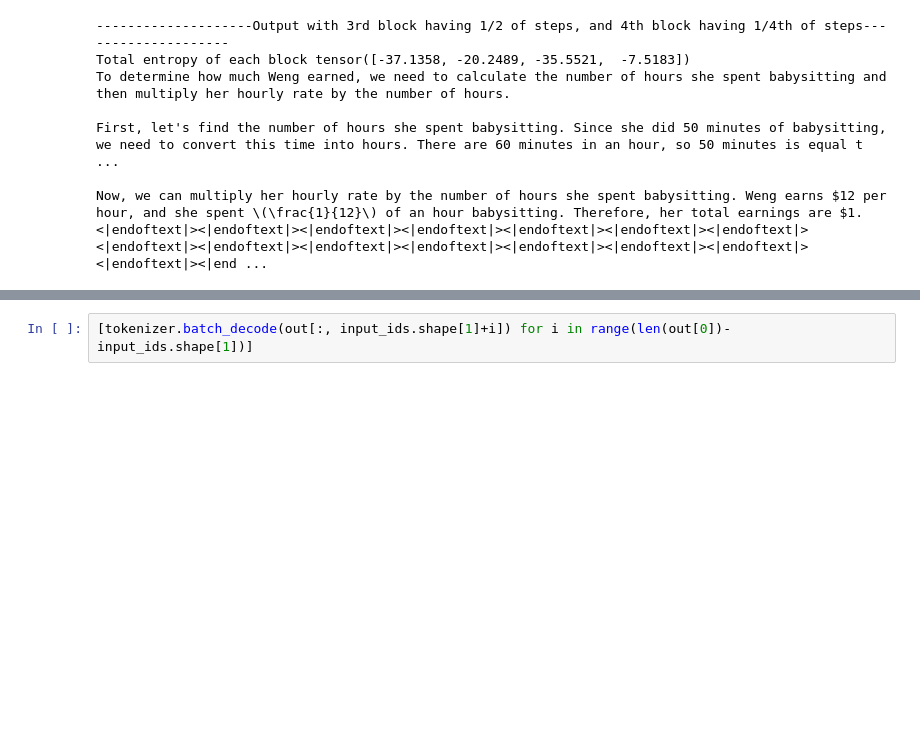
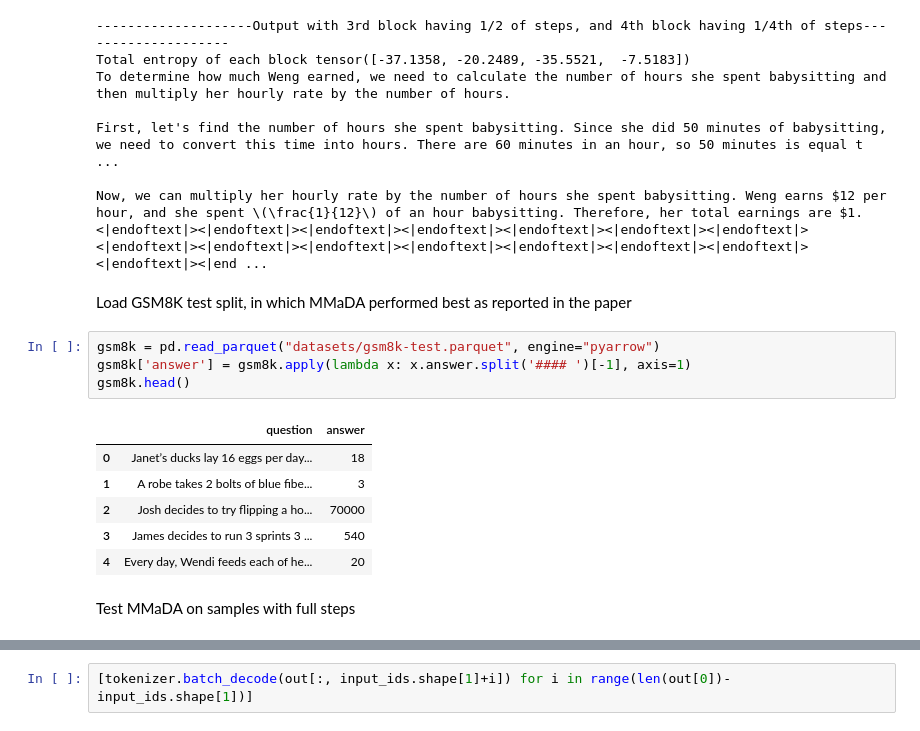
Before and after one commit to Maximo-Rulli/dynamic-steps-dlm, a Jupyter notebook: blocks-entropy-test.ipynb, the cells around one changed output, grey strips where cells are left out. Cells and saved outputs as stored; diff of their text form; blank space fills up the shorter version.

Commit message:
renamed dataset and incorporated more tests

```diff
--- a/blocks-entropy-test.ipynb
+++ b/blocks-entropy-test.ipynb
@@ -151,3 +152,18 @@ First, let's find the number of hours she spent babysitting. Since she did 50 mi
 
 Now, we can multiply her hourly rate by the number of hours she spent babysitting. Weng earns $12 per hour, and she spent \(\frac{1}{12}\) of an hour babysitting. Therefore, her total earnings are $1.
 <|endoftext|><|endoftext|><|endoftext|><|endoftext|><|endoftext|><|endoftext|><|endoftext|><|endoftext|><|endoftext|><|endoftext|><|endoftext|><|endoftext|><|endoftext|><|endoftext|><|endoftext|><|end ...
+# %% [markdown]
+Load GSM8K test split, in which MMaDA performed best as reported in the paper
+# %%
+gsm8k = pd.read_parquet("datasets/gsm8k-test.parquet", engine="pyarrow")
+gsm8k['answer'] = gsm8k.apply(lambda x: x.answer.split('#### ')[-1], axis=1)
+gsm8k.head()
+# %% [output]
+|  | question | answer |
+| 0 | Janet’s ducks lay 16 eggs per day... | 18 |
+| 1 | A robe takes 2 bolts of blue fibe... | 3 |
+| 2 | Josh decides to try flipping a ho... | 70000 |
+| 3 | James decides to run 3 sprints 3 ... | 540 |
+| 4 | Every day, Wendi feeds each of he... | 20 |
+# %% [markdown]
+Test MMaDA on samples with full steps
```
Also changed, not shown: parts of 5 cells of this notebook, 1 other file.
